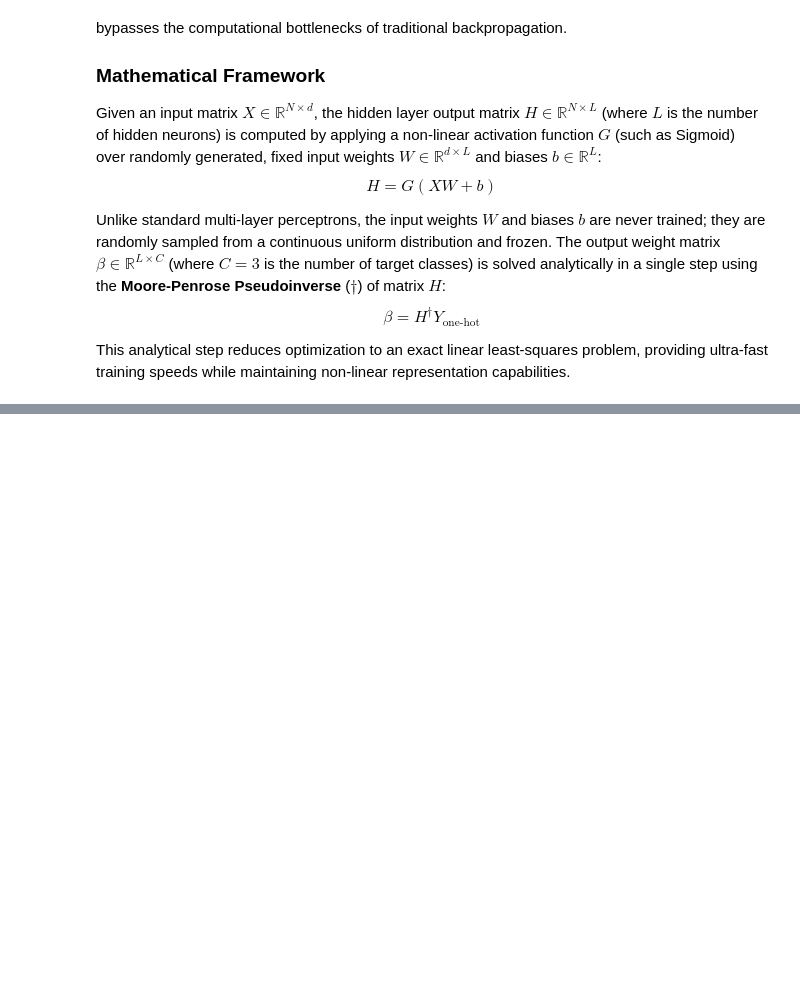
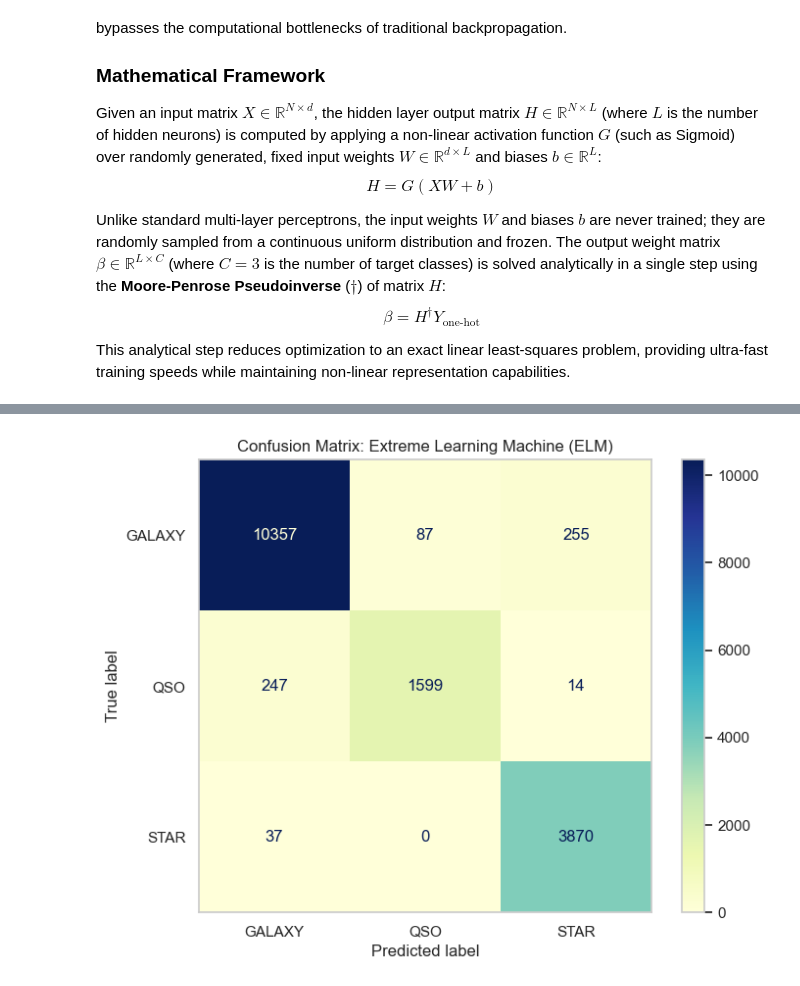
Before and after one commit to DimovDimo/SDSS17-ML-Research, a Jupyter notebook: SDSS17-ML-Research.ipynb, the cells around one changed output, grey strips where cells are left out. Saved outputs shown, nothing was run; the diff lists cells and outputs as text; code cells hidden in the pictures; blank space fills up the shorter version.

Commit message:
feat: build and train an extreme learning machine forest ensemble

```diff
--- a/SDSS17-ML-Research.ipynb
+++ b/SDSS17-ML-Research.ipynb
@@ -1435,3 +1435,84 @@ Unlike standard multi-layer perceptrons, the input weights $W$ and biases $b$ ar
 $$\beta = H^{\dagger} Y_{\text{one-hot}}$$
 
 This analytical step reduces optimization to an exact linear least-squares problem, providing ultra-fast training speeds while maintaining non-linear representation capabilities.
+# %%
+import numpy as np
+import pandas as pd
+import matplotlib.pyplot as plt
+from sklearn.base import BaseEstimator, ClassifierMixin
+from sklearn.preprocessing import OneHotEncoder
+from sklearn.metrics import classification_report, confusion_matrix, ConfusionMatrixDisplay
+
+class ExtremeLearningMachine(BaseEstimator, ClassifierMixin):
+    """
+    An Academic implementation of an Extreme Learning Machine (ELM)
+    compatible with the Scikit-Learn estimator API.
+    """
+    def __init__(self, n_hidden_neurons=500, random_state=2026):
+        self.n_hidden_neurons = n_hidden_neurons
+        self.random_state = random_state
+        self.W = None
+        self.b = None
+        self.beta = None
+        self.one_hot_encoder = OneHotEncoder(sparse_output=False)
+        self.classes_ = np.array([0, 1, 2])
+
+    def _sigmoid(self, x):
+        # Numerically stable sigmoid function
+        return 1 / (1 + np.exp(-np.clip(x, -500, 500)))
+
+    def fit(self, X, y):
+        # Ensure repeatable random state initialization
+        np.random.seed(self.random_state)
+        n_samples, n_features = X.shape
+
+        # 1. Randomly sample and freeze input weights and biases
+        self.W = np.random.uniform(-1.0, 1.0, (n_features, self.n_hidden_neurons))
+        self.b = np.random.uniform(-1.0, 1.0, (1, self.n_hidden_neurons))
+
+        # 2. Encode target integers into a One-Hot matrix (N x 3)
+        y_reshaped = np.array(y).reshape(-1, 1)
+        y_one_hot = self.one_hot_encoder.fit_transform(y_reshaped)
+
+        # 3. Project inputs into the random hidden space and activate
+        H = self._sigmoid(np.dot(X, self.W) + self.b)
+
+        # 4. Analytical optimization using Moore-Penrose Pseudoinverse
+        # beta = pinv(H) * Y
+        self.beta = np.dot(np.linalg.pinv(H), y_one_hot)
+        return self
+
+    def predict(self, X):
+        # Project test data into activated hidden matrix space
+        H = self._sigmoid(np.dot(X, self.W) + self.b)
+
+        # Compute raw soft matrix outputs
+        raw_outputs = np.dot(H, self.beta)
+
+        # Argmax recovers the class index with highest analytical intensity
+        return np.argmax(raw_outputs, axis=1)
+
+# 1. Initialize and train the Extreme Learning Machine
+# Setting 500 hidden neurons for rich non-linear space mapping
+elm_model = ExtremeLearningMachine(n_hidden_neurons=500, random_state=2026)
+
+print("Training Extreme Learning Machine analytically...")
+elm_model.fit(X_train_scaled, y_train)
+print("ELM optimization complete.")
+
+# 2. Generate predictions over the scaled test dataset
+y_pred_elm = elm_model.predict(X_test_scaled)
+
+# 3. Print the academic classification report
+print("\n--- Extreme Learning Machine Classification Report ---")
+print(classification_report(y_test, y_pred_elm, target_names=['GALAXY', 'QSO', 'STAR']))
+
+# 4. Compute and plot the Confusion Matrix
+cm_elm = confusion_matrix(y_test, y_pred_elm)
+plt.figure(figsize=(8, 6))
+disp = ConfusionMatrixDisplay(confusion_matrix=cm_elm, display_labels=['GALAXY', 'QSO', 'STAR'])
+disp.plot(cmap='YlGnBu', ax=plt.gca(), values_format='d')
+plt.title("Confusion Matrix: Extreme Learning Machine (ELM)")
+plt.grid(False)
+plt.show()
+# %% [output]
@@ -1437,0 +1532 @@ This analytical step reduces optimization to an exact linear least-squares probl
+[figure, added]
```
Also changed, not shown: parts of 3 cells of this notebook.
